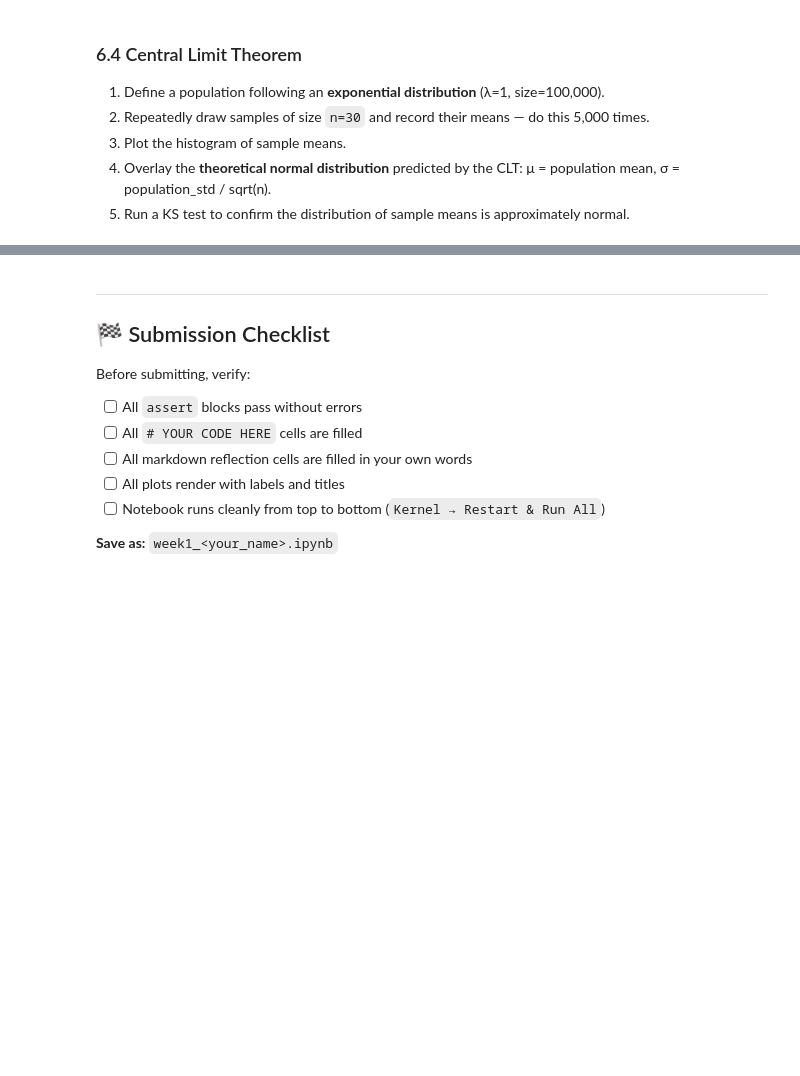
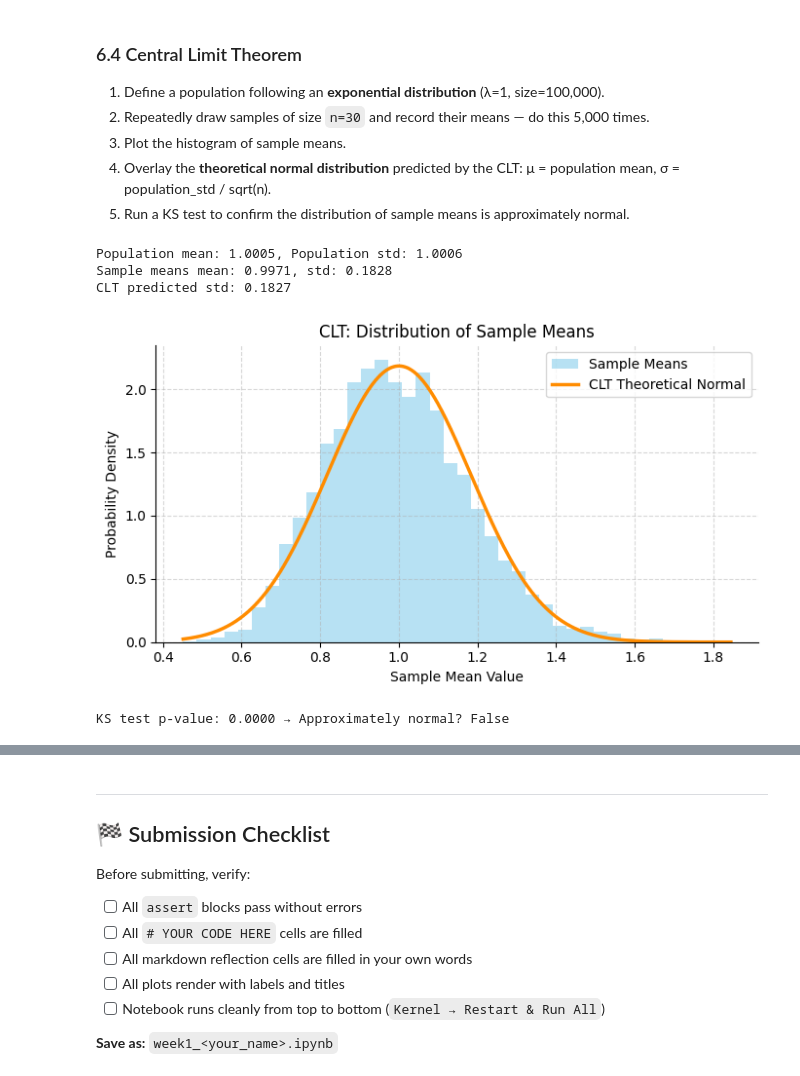
Before and after one commit to GagandeepSingh20/Celebal-Excellence-Internship, a Jupyter notebook: week1_Gagandeep.ipynb, the cells around one changed output, grey strips where cells are left out. Cells and saved outputs as stored; diff of their text form; code cells hidden in the pictures; blank space fills up the shorter version.

```diff
--- a/week1_Gagandeep.ipynb
+++ b/week1_Gagandeep.ipynb
@@ -918,30 +1058,61 @@ print("6.3 passed ✓")
 4. Overlay the **theoretical normal distribution** predicted by the CLT: μ = population mean, σ = population_std / sqrt(n).
 5. Run a KS test to confirm the distribution of sample means is approximately normal.
 # %%
+import numpy as np
+import matplotlib.pyplot as plt
+from scipy import stats
+
 np.random.seed(7)
+# 1. Define a population following an exponential distribution
 population = np.random.exponential(scale=1.0, size=100_000)
 
 n_samples = 5000
 sample_size = 30
-sample_means = None  # YOUR CODE HERE — array of 5000 sample means
+
+# 2. Repeatedly draw samples of size n=30 and record their means 5,000 times
+
+sample_indices = np.random.choice(population, size=(n_samples, sample_size))
+sample_means = np.mean(sample_indices, axis=1)
 
 pop_mean = population.mean()
 pop_std  = population.std()
-clt_std  = None  # YOUR CODE HERE — predicted std of sample means
+
+# 3. Calculate predicted standard error by CLT: σ / sqrt(n)
+clt_std  = pop_std / np.sqrt(sample_size)
 
 print(f"Population mean: {pop_mean:.4f}, Population std: {pop_std:.4f}")
 print(f"Sample means mean: {sample_means.mean():.4f}, std: {sample_means.std():.4f}")
 print(f"CLT predicted std: {clt_std:.4f}")
 
-# Plot
-fig, ax = plt.subplots()
-# YOUR CODE HERE — histogram of sample means + theoretical normal overlay
+# 4. Plot the histogram of sample means and overlay the theoretical normal distribution
+fig, ax = plt.subplots(figsize=(7, 4))
+
+# Empirical sample means histogram (normalized to a density plot)
+count, bins, ignored = ax.hist(sample_means, bins=40, density=True, alpha=0.6, color='skyblue', label='Sample Means')
+
+# Theoretical Normal Curve calculation
+x_axis = np.linspace(bins.min(), bins.max(), 300)
+theoretical_normal = stats.norm.pdf(x_axis, loc=pop_mean, scale=clt_std)
+ax.plot(x_axis, theoretical_normal, color='darkorange', linewidth=2.5, label='CLT Theoretical Normal')
+
 ax.set_title('CLT: Distribution of Sample Means')
-plt.tight_layout(); plt.show()
+ax.set_xlabel('Sample Mean Value')
+ax.set_ylabel('Probability Density')
+ax.legend()
+ax.grid(True, linestyle='--', alpha=0.5)
 
-# KS test
+plt.tight_layout()
+plt.show()
+
+# 5. Run a KS test to confirm the distribution of sample means is approximately normal
 ks_result = stats.kstest(sample_means, 'norm', args=(pop_mean, clt_std))
 print(f"KS test p-value: {ks_result.pvalue:.4f} → Approximately normal? {ks_result.pvalue > 0.05}")
+# %% [output]
+Population mean: 1.0005, Population std: 1.0006
+Sample means mean: 0.9971, std: 0.1828
+CLT predicted std: 0.1827
+[figure, added]
+KS test p-value: 0.0000 → Approximately normal? False
 # %% [markdown]
 **CLT Reflection (6.4):**
 
```
Also changed, not shown: parts of 12 cells of this notebook.
